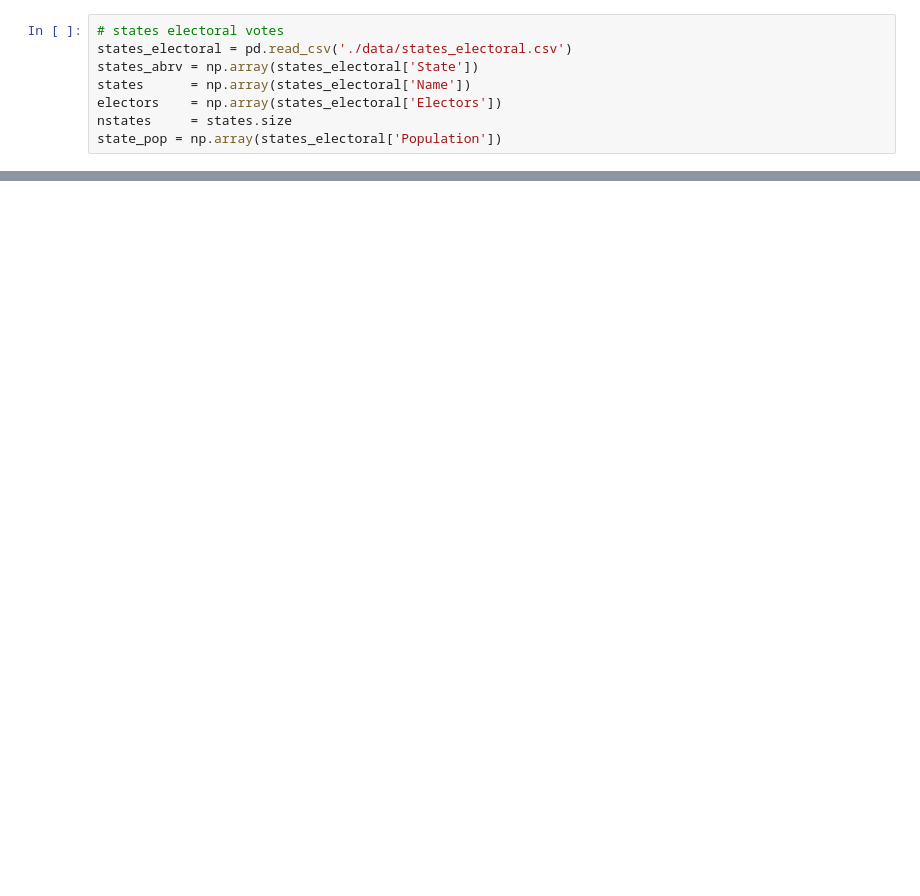
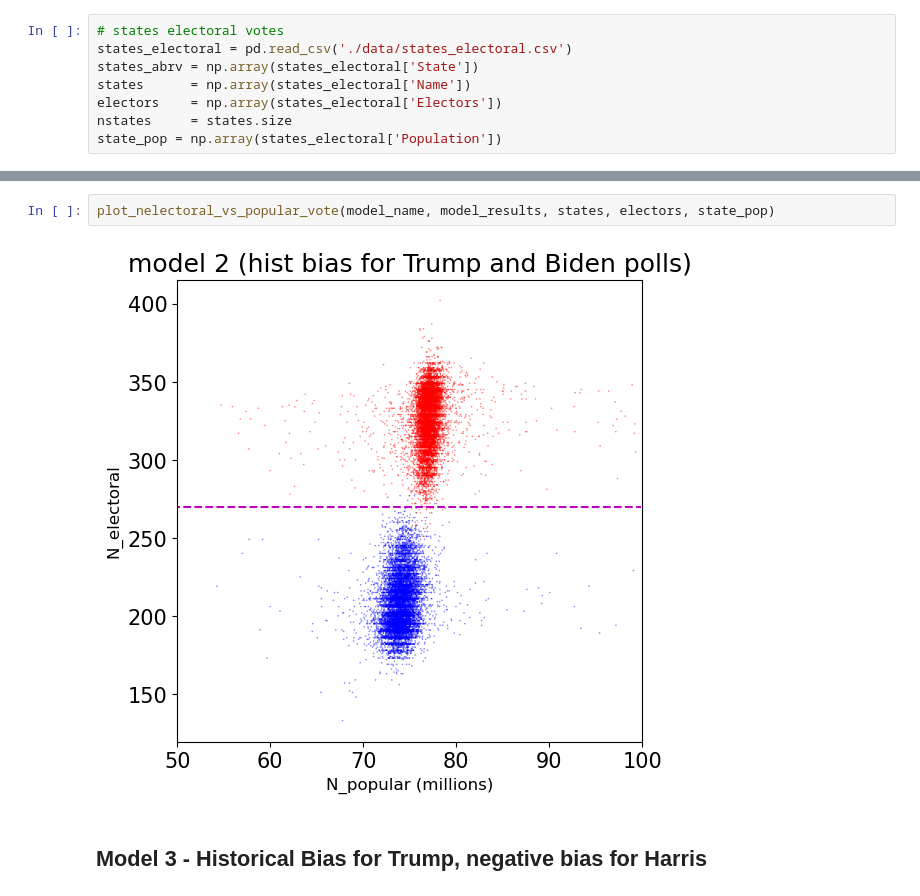
Before and after one commit to cameronliang/presidential_election, a Jupyter notebook: simplest_model.ipynb, the cells around one changed output, grey strips where cells are left out. Saved outputs shown, nothing was run; the diff lists cells and outputs as text; blank space fills up the shorter version.

```diff
--- a/simplest_model.ipynb
+++ b/simplest_model.ipynb
@@ -113,0 +183,6 @@ array([[42.09649495, 42.44388959, 44.43902978, ..., 42.85581115,
+# %%
+plot_nelectoral_vs_popular_vote(model_name, model_results, states, electors, state_pop)
+# %% [output]
+[figure, added]
+# %% [markdown]
+## Model 3 - Historical Bias for Trump, negative bias for Harris
```
Also changed, not shown: parts of 47 cells of this notebook, 8 other files.
